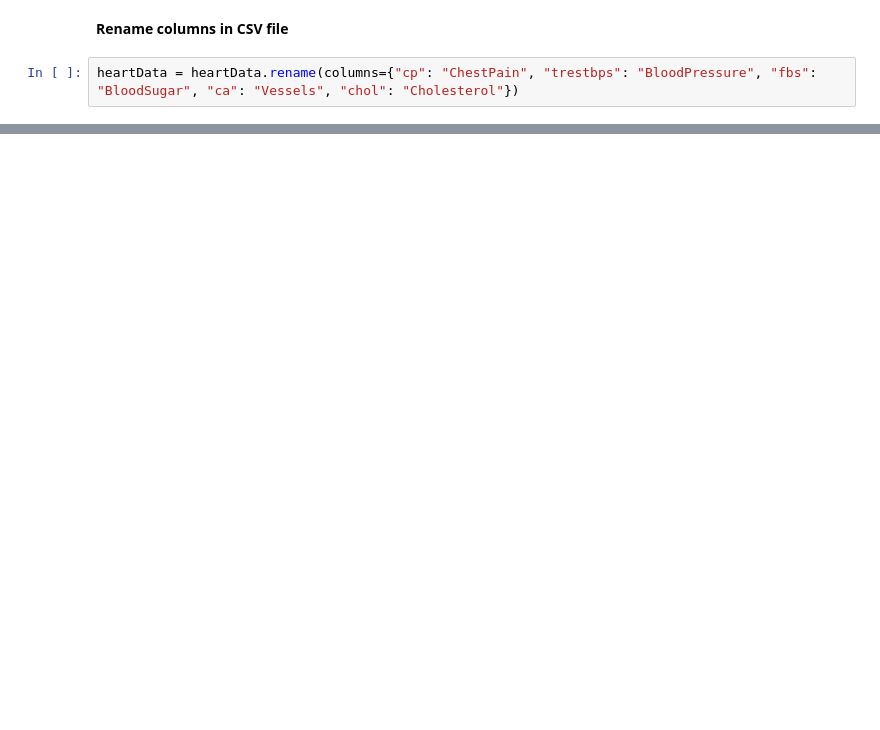
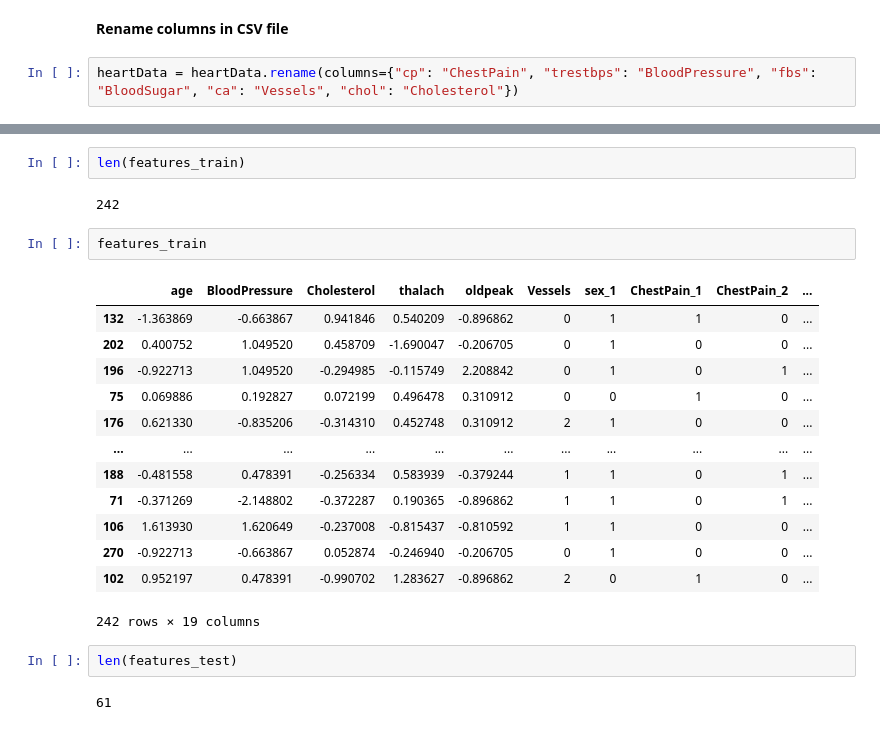
Before and after one commit to VinuriHemalka/ML_Assignment2_IT18257328_IT18257946_IT18220216_IT18231960, a Jupyter notebook: Model_K Nearest Neighbors.ipynb, the cells around one changed output, grey strips where cells are left out. Saved outputs shown, nothing was run; the diff lists cells and outputs as text; blank space fills up the shorter version.

```diff
--- a/Model_K Nearest Neighbors.ipynb
+++ b/Model_K Nearest Neighbors.ipynb
@@ -77,0 +111,24 @@ features_train , features_test, labels_train, labels_test = train_test_split(fea
+# %%
+len(features_train)
+# %% [output]
+242
+# %%
+features_train
+# %% [output]
+|  | age | BloodPressure | Cholesterol | thalach | oldpeak | Vessels | sex_1 | ChestPain_1 | ChestPain_2 | ... |
+| 132 | -1.363869 | -0.663867 | 0.941846 | 0.540209 | -0.896862 | 0 | 1 | 1 | 0 | ... |
+| 202 | 0.400752 | 1.049520 | 0.458709 | -1.690047 | -0.206705 | 0 | 1 | 0 | 0 | ... |
+| 196 | -0.922713 | 1.049520 | -0.294985 | -0.115749 | 2.208842 | 0 | 1 | 0 | 1 | ... |
+| 75 | 0.069886 | 0.192827 | 0.072199 | 0.496478 | 0.310912 | 0 | 0 | 1 | 0 | ... |
+| 176 | 0.621330 | -0.835206 | -0.314310 | 0.452748 | 0.310912 | 2 | 1 | 0 | 0 | ... |
+| ... | ... | ... | ... | ... | ... | ... | ... | ... | ... | ... |
+| 188 | -0.481558 | 0.478391 | -0.256334 | 0.583939 | -0.379244 | 1 | 1 | 0 | 1 | ... |
+| 71 | -0.371269 | -2.148802 | -0.372287 | 0.190365 | -0.896862 | 1 | 1 | 0 | 1 | ... |
+| 106 | 1.613930 | 1.620649 | -0.237008 | -0.815437 | -0.810592 | 1 | 1 | 0 | 0 | ... |
+| 270 | -0.922713 | -0.663867 | 0.052874 | -0.246940 | -0.206705 | 0 | 1 | 0 | 0 | ... |
+| 102 | 0.952197 | 0.478391 | -0.990702 | 1.283627 | -0.896862 | 2 | 0 | 1 | 0 | ... |
+242 rows × 19 columns
+# %%
+len(features_test)
+# %% [output]
+61
```
Also changed, not shown: parts of 25 cells of this notebook.
